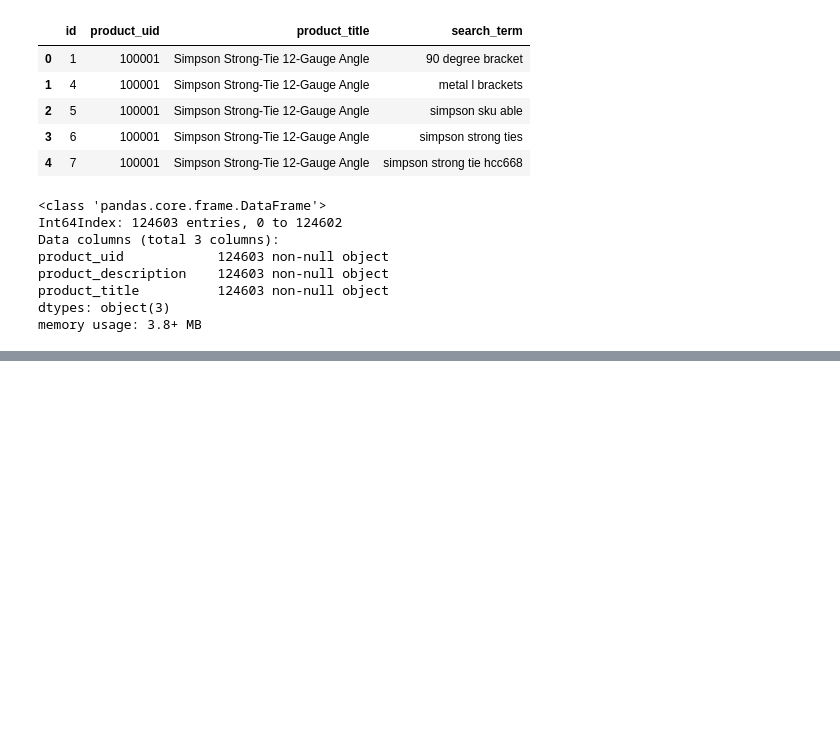
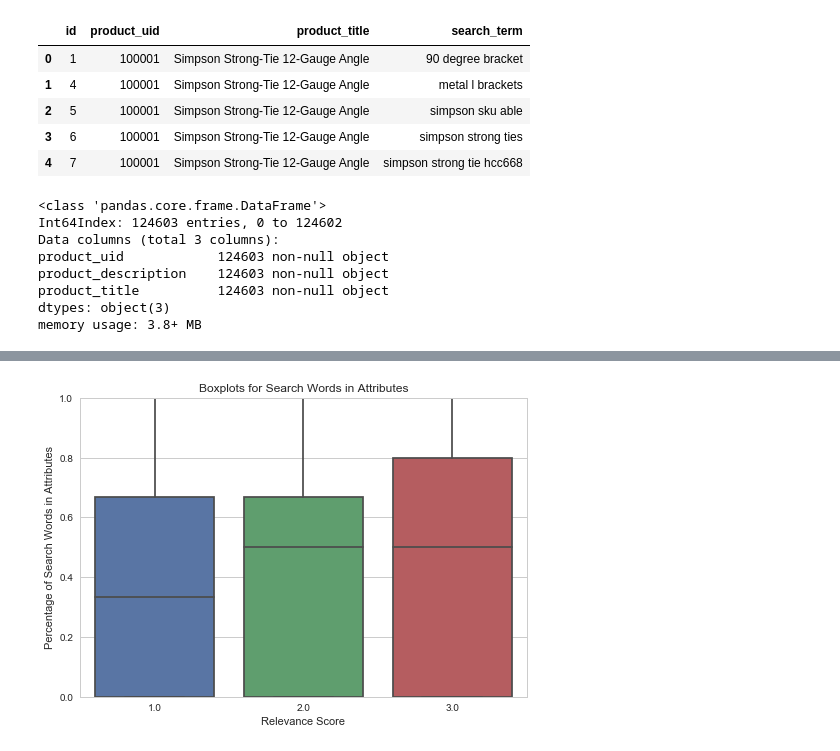
Before and after one commit to davidlichacz/Springboard_Capstone_1, a Jupyter notebook: capstone1_storytelling.ipynb, the cells around one changed output, grey strips where cells are left out. Cells and saved outputs as stored; diff of their text form; code cells hidden in the pictures; blank space fills up the shorter version.

```diff
--- a/capstone1_storytelling.ipynb
+++ b/capstone1_storytelling.ipynb
@@ -634,0 +568,9 @@ plt.show()
+# %%
+ax = sns.boxplot(x="relevance_reduced", y="att_pct", data=search)
+ax.set(ylim=(0, 1.0))
+plt.title('Boxplots for Search Words in Attributes')
+plt.xlabel('Relevance Score')
+plt.ylabel('Percentage of Search Words in Attributes')
+plt.show()
+# %% [output]
+[figure, added]
```
Also changed, not shown: parts of 47 cells of this notebook, 1 other file.
